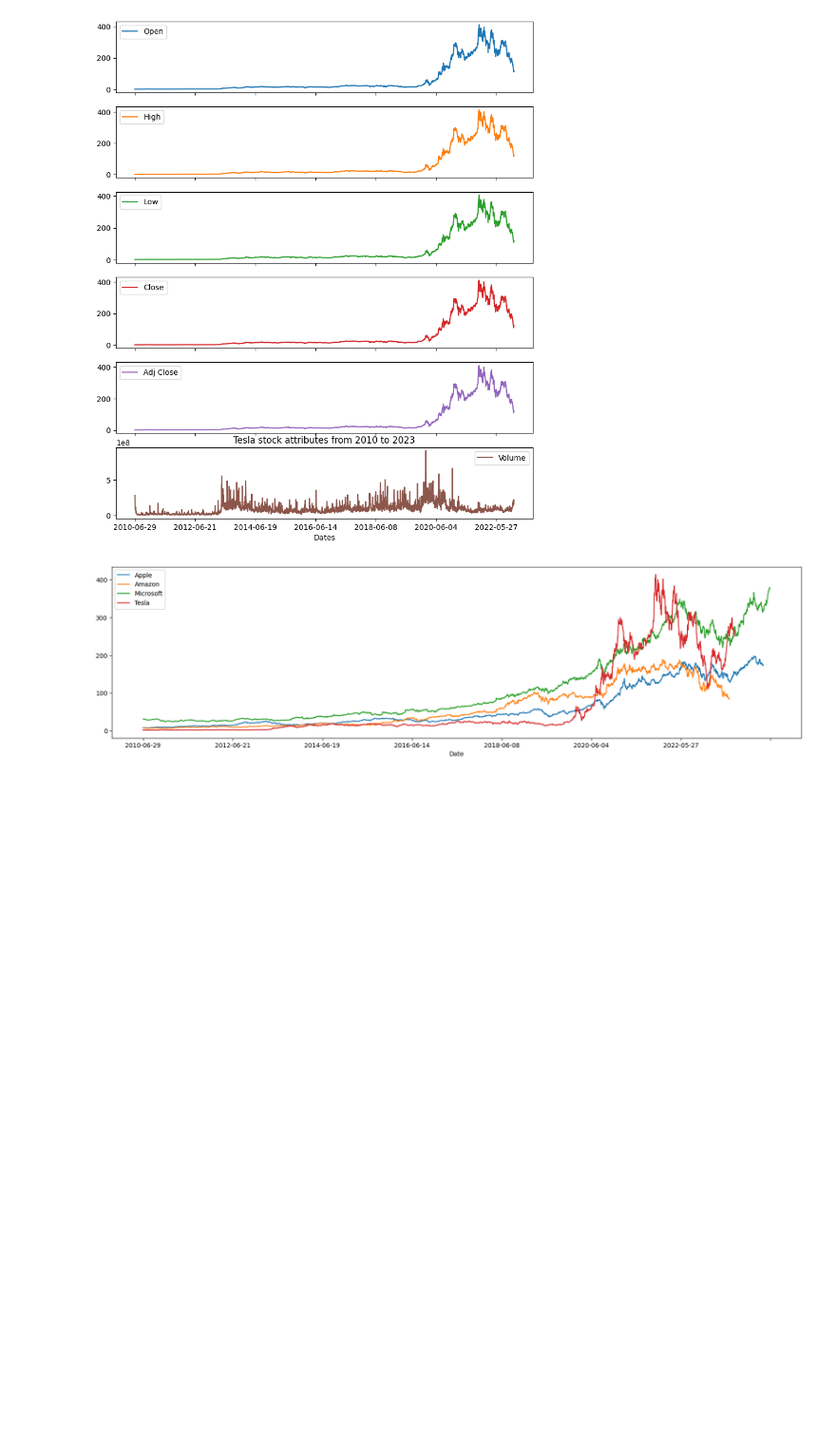
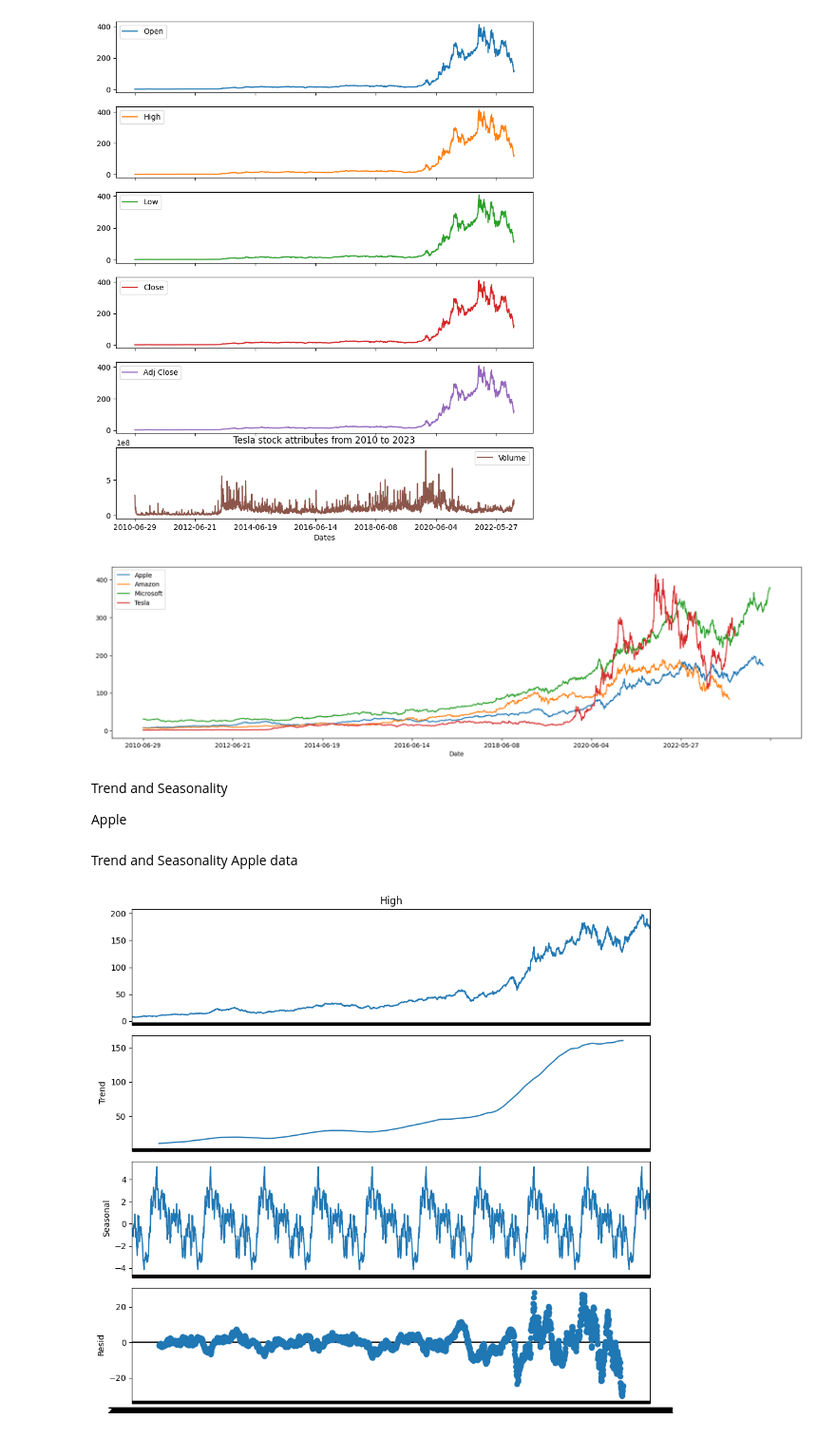
Before and after one commit to arnavktis/Stock-Market-Analysis-And-Forecasting, a Jupyter notebook: Main.ipynb, the cells around one changed output. Shown at 95% size. Saved outputs shown, nothing was run; the diff lists cells and outputs as text; code cells hidden in the pictures; blank space fills up the shorter version.

Commit message:
trends

```diff
--- a/Main.ipynb
+++ b/Main.ipynb
@@ -211,3 +211,7 @@ plt.legend(['Apple','Amazon','Microsoft','Tesla'])
 plt.show()
 # %% [output]
 [figure]
+# %% [markdown]
+Trend and Seasonality
+
+Apple
@@ -213,0 +221,10 @@ plt.show()
+# %% [markdown]
+Trend and Seasonality
+Apple data
+# %%
+rcParams['figure.figsize'] = 10, 9
+decomposed_apple_volume = sm.tsa.seasonal_decompose(df1["High"],period=360) # The frequncy is annual
+figure = decomposed_apple_volume.plot()
+plt.show()
+# %% [output]
+[figure, added]
```
Also changed, not shown: parts of 2 cells of this notebook.
